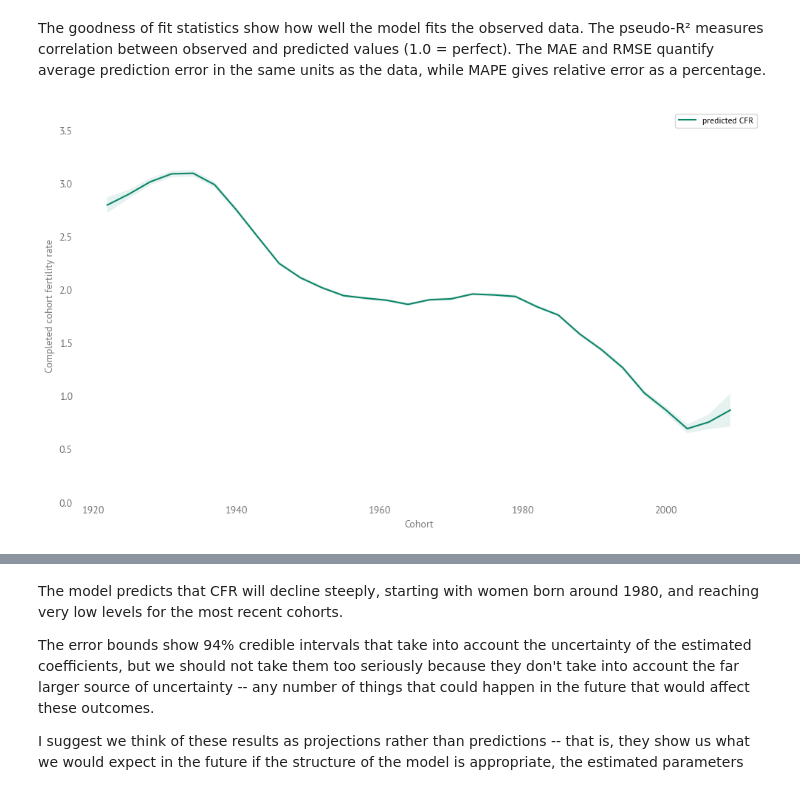
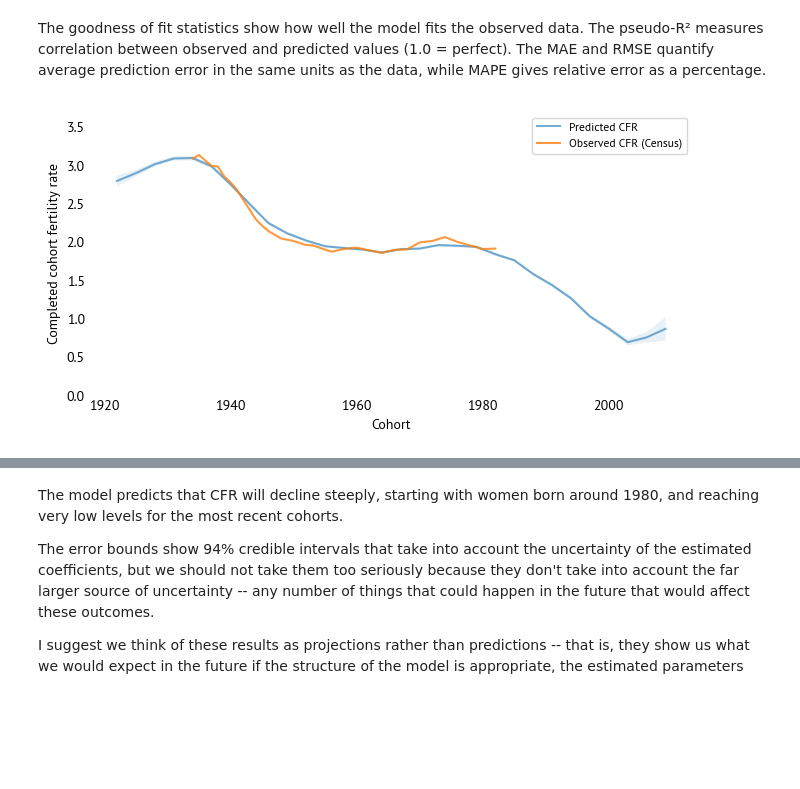
Before and after one commit to AllenDowney/BayesFertility, a Jupyter notebook: notebooks/fertility_cps3.ipynb, the cells around one changed output, grey strips where cells are left out. Drawn from its saved outputs; the diff is of its cells as text; code cells hidden in the pictures; blank space fills up the shorter version.

```diff
--- a/notebooks/fertility_cps3.ipynb
+++ b/notebooks/fertility_cps3.ipynb
@@ -203,6 +203,6 @@ from utils import load_idata_or_sample
 idata_filename = f"nc/fertility_cps_idata_{cutoff_year}_v3.nc"
 
 idata = load_idata_or_sample(
-    model, idata_filename, nuts_sampler="nutpie", force_run=True, random_seed=17
+    model, idata_filename, nuts_sampler="nutpie", force_run=False, random_seed=17
 )
 # %% [output]
@@ -445,8 +432,8 @@ mean_cumulative_rate.tail()
 # %% [markdown]
 Now let's see what the error bounds look like.
 # %%
-low = pd.DataFrame(hdi[:, :, 0], index=cohort_labels, columns=age_labels)
-high = pd.DataFrame(hdi[:, :, 1], index=cohort_labels, columns=age_labels)
+hdi_lower = pd.DataFrame(hdi[:, :, 0], index=cohort_labels, columns=age_labels)
+hdi_upper = pd.DataFrame(hdi[:, :, 1], index=cohort_labels, columns=age_labels)
 # %% [markdown]
 The following figure shows Completed Cohort Fertility Rate (CFR), which is the average number of children born to women from a specific birth cohort by the end of their reproductive years -- taken to be 42 to be consistent with the midpoint of the range used by CPS, 40-44.
 # %%
@@ -616,10 +603,16 @@ Goodness of fit statistics:
 # %% [markdown]
 The goodness of fit statistics show how well the model fits the observed data. The pseudo-R² measures correlation between observed and predicted values (1.0 = perfect). The MAE and RMSE quantify average prediction error in the same units as the data, while MAPE gives relative error as a percentage.
 # %%
-plt.figure(figsize=(10, 6))
-plt.fill_between(low.index, low[cfr_age], high[cfr_age], alpha=0.1)
-cfr_cohort.plot(label="predicted CFR")
+# Shift cfr_cps from observation year to birth cohort
+# cfr_cps is indexed by survey year (when women were age 40-44)
+# To get birth cohort, subtract the age (approximately cfr_age)
+cfr_cps_cohort = pd.Series(cfr_cps.values, cfr_cps.index - cfr_age, copy=True)
+
+# Plot both observed and predicted CFR with cohort on x-axis
+plt.fill_between(hdi_lower.index, hdi_lower[cfr_age], hdi_upper[cfr_age], alpha=0.1)
+cfr_cohort.plot(label="Predicted CFR", alpha=0.6)
+cfr_cps_cohort.plot(label="Observed CFR (Census)", alpha=0.8)
 decorate(xlabel="Cohort", ylabel="Completed cohort fertility rate", ylim=[0, 3.7])
-plt.savefig('../jb/figs/cfr_prediction.png', dpi=150, bbox_inches='tight')
+plt.savefig('../jb/figs/cfr_vs_actual_v3.png', dpi=150, bbox_inches='tight')
 # %% [output]
-[figure, old version]
+[figure, new version]
```
Also changed, not shown: parts of 13 cells of this notebook, 2 other files.
